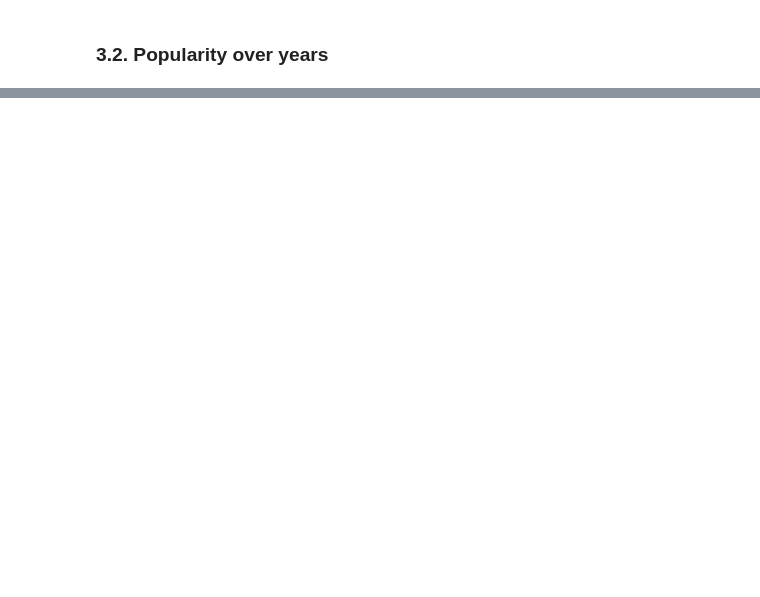
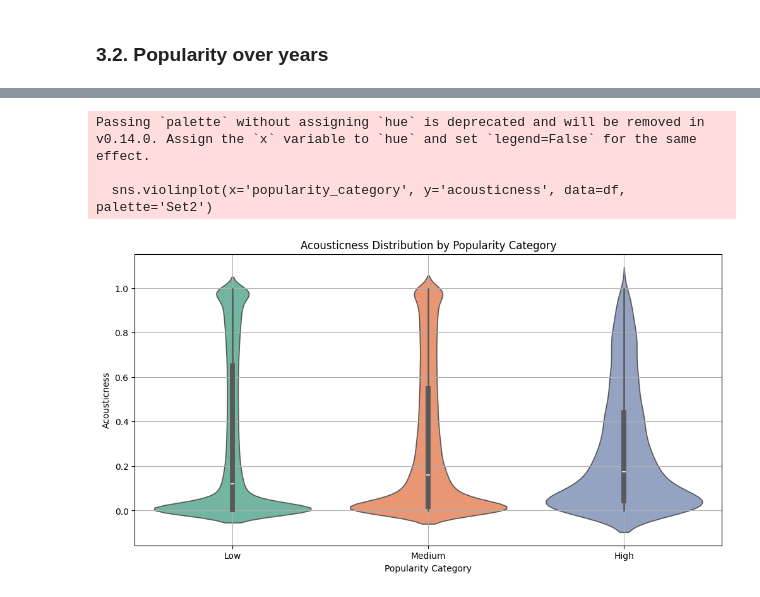
Before and after one commit to niklasknapp97/Song_popularity_analysis, a Jupyter notebook: exploration.ipynb, the cells around one changed output, grey strips where cells are left out. Saved outputs shown, nothing was run; the diff lists cells and outputs as text; code cells hidden in the pictures; blank space fills up the shorter version.

```diff
--- a/exploration.ipynb
+++ b/exploration.ipynb
@@ -277,0 +241,19 @@ RMSE: 8.278662520633956e-14, R²: 1.0
+# %%
+# Categorize popularity into bins (low, medium, high)
+bins = [0, 33, 66, 100]  # Adjust these values as per the scale of your popularity data
+labels = ['Low', 'Medium', 'High']
+df['popularity_category'] = pd.cut(df['popularity'], bins=bins, labels=labels, right=False)
+
+# Create the violin plot for acousticness vs popularity category
+plt.figure(figsize=(12, 6))
+sns.violinplot(x='popularity_category', y='acousticness', data=df, palette='Set2')
+plt.title('Acousticness Distribution by Popularity Category')
+plt.xlabel('Popularity Category')
+plt.ylabel('Acousticness')
+plt.grid(True)
+plt.show()
+# %% [output]
+Passing `palette` without assigning `hue` is deprecated and will be removed in v0.14.0. Assign the `x` variable to `hue` and set `legend=False` for the same effect.
+
+  sns.violinplot(x='popularity_category', y='acousticness', data=df, palette='Set2')
+[figure, added]
```
Also changed, not shown: parts of 29 cells of this notebook, 1 other file.
